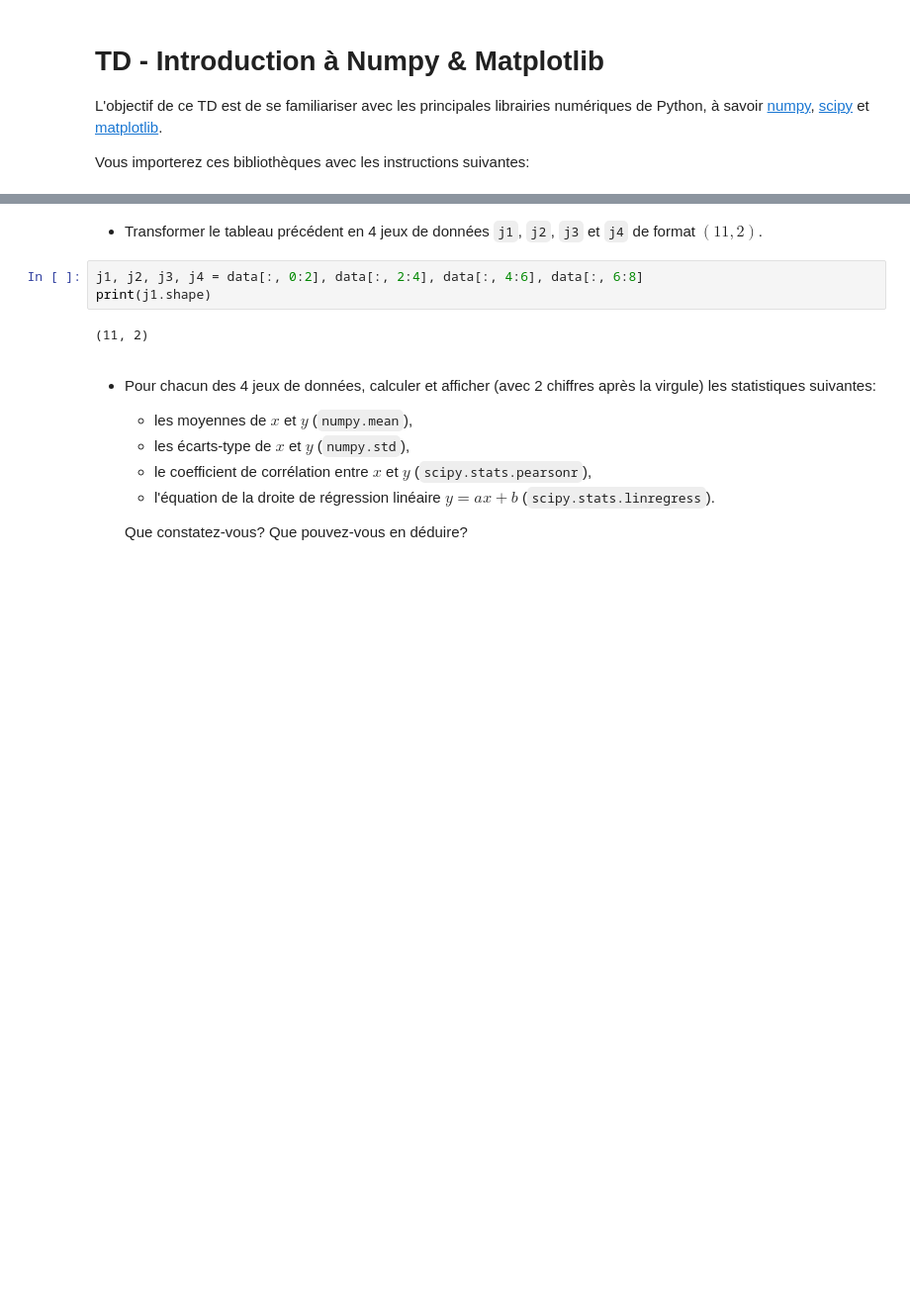
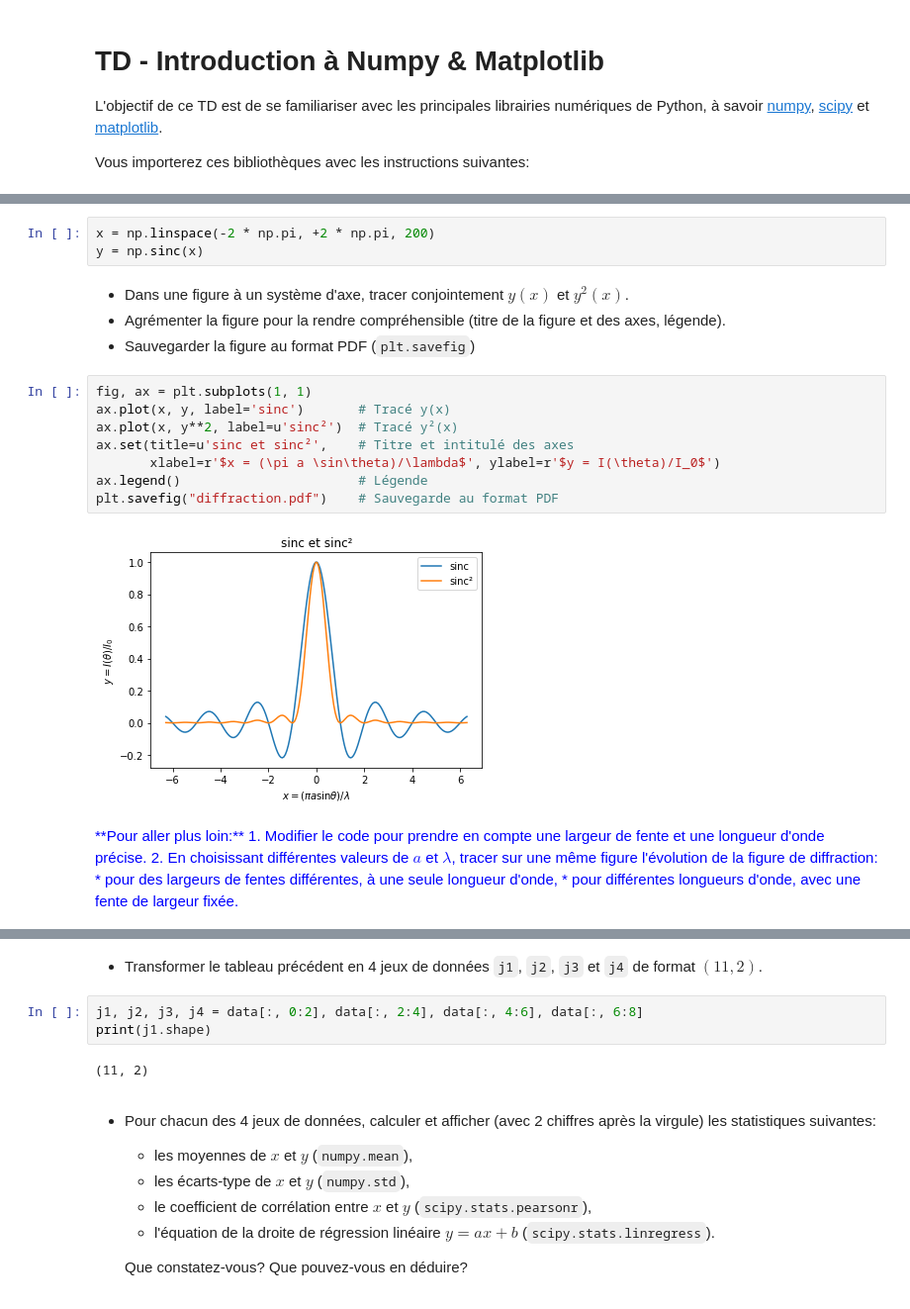
Before and after one commit to ycopin/Informatique-Python, a Jupyter notebook: Exercices/TD_numpy.ipynb, the cells around one changed output, grey strips where cells are left out. Shown at 99% size. Drawn from its saved outputs; the diff is of its cells as text; blank space fills up the shorter version.

```diff
--- a/Exercices/TD_numpy.ipynb
+++ b/Exercices/TD_numpy.ipynb
@@ -143,0 +47,25 @@ print(data.shape)
+# %%
+x = np.linspace(-2 * np.pi, +2 * np.pi, 200)
+y = np.sinc(x)
+# %% [markdown]
+* Dans une figure à un système d'axe, tracer conjointement $y(x)$ et $y^2(x)$.
+* Agrémenter la figure pour la rendre compréhensible (titre de la figure et des axes, légende).
+* Sauvegarder la figure au format PDF (`plt.savefig`)
+# %%
+fig, ax = plt.subplots(1, 1)
+ax.plot(x, y, label='sinc')       # Tracé y(x)
+ax.plot(x, y**2, label=u'sinc²')  # Tracé y²(x)
+ax.set(title=u'sinc et sinc²',    # Titre et intitulé des axes
+       xlabel=r'$x = (\pi a \sin\theta)/\lambda$', ylabel=r'$y = I(\theta)/I_0$')
+ax.legend()                       # Légende
+plt.savefig("diffraction.pdf")    # Sauvegarde au format PDF
+# %% [output]
+[figure, added]
+# %% [markdown]
+<font color="blue">
+**Pour aller plus loin:**
+1. Modifier le code pour prendre en compte une largeur de fente et une longueur d'onde précise.
+2. En choisissant différentes valeurs de $a$ et $\lambda$, tracer sur une même figure l'évolution de la figure de diffraction:
+   * pour des largeurs de fentes différentes, à une seule longueur d'onde,
+   * pour différentes longueurs d'onde, avec une fente de largeur fixée.
+</font>
```
Also changed, not shown: parts of 49 cells of this notebook.
